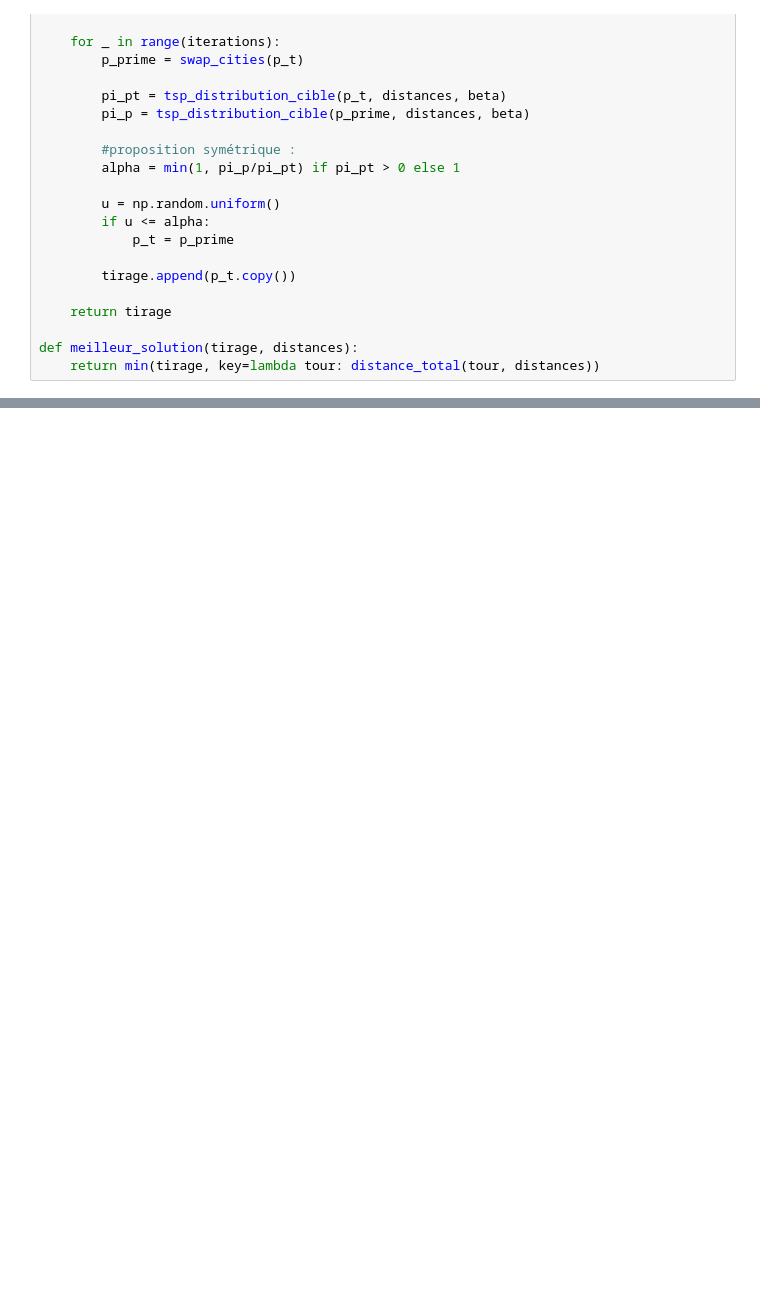
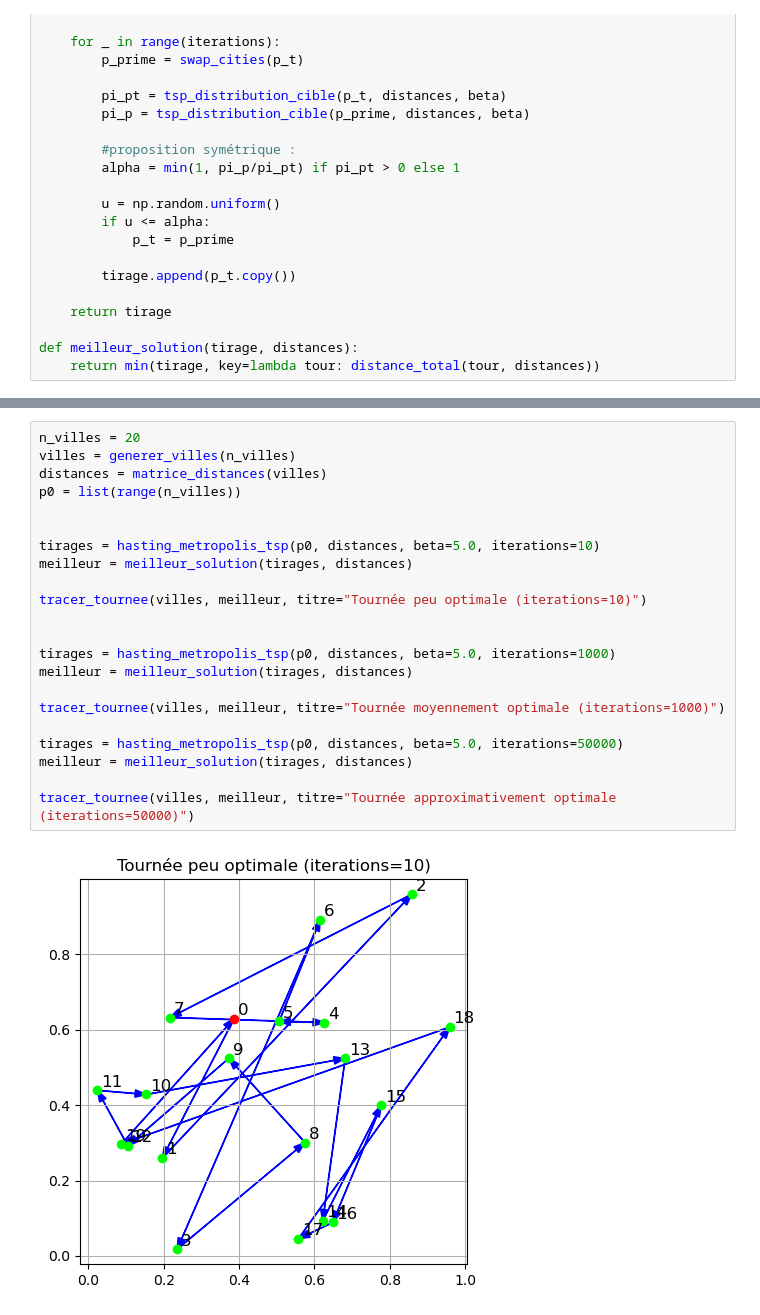
Before and after one commit to CorentinVaillant/ProjetMath-HastingMetropolis, a Jupyter notebook: implémentations/hasting_metropolis.ipynb, the cells around one changed output, grey strips where cells are left out. Drawn from its saved outputs; the diff is of its cells as text; blank space fills up the shorter version.

```diff
--- a/implémentations/hasting_metropolis.ipynb
+++ b/implémentations/hasting_metropolis.ipynb
@@ -354 +372,25 @@ def tracer_tournee(villes, tournee, titre="Tournée"):
     plt.show()
+# %%
+n_villes = 20
+villes = generer_villes(n_villes)
+distances = matrice_distances(villes)
+p0 = list(range(n_villes))
+
+
+tirages = hasting_metropolis_tsp(p0, distances, beta=5.0, iterations=10)
+meilleur = meilleur_solution(tirages, distances)
+
+tracer_tournee(villes, meilleur, titre="Tournée peu optimale (iterations=10)")
+
+
+tirages = hasting_metropolis_tsp(p0, distances, beta=5.0, iterations=1000)
+meilleur = meilleur_solution(tirages, distances)
+
+tracer_tournee(villes, meilleur, titre="Tournée moyennement optimale (iterations=1000)")
+
+tirages = hasting_metropolis_tsp(p0, distances, beta=5.0, iterations=50000)
+meilleur = meilleur_solution(tirages, distances)
+
+tracer_tournee(villes, meilleur, titre="Tournée approximativement optimale (iterations=50000)")
+# %% [output]
+[figure, added]
```
Also changed, not shown: parts of 11 cells of this notebook.
